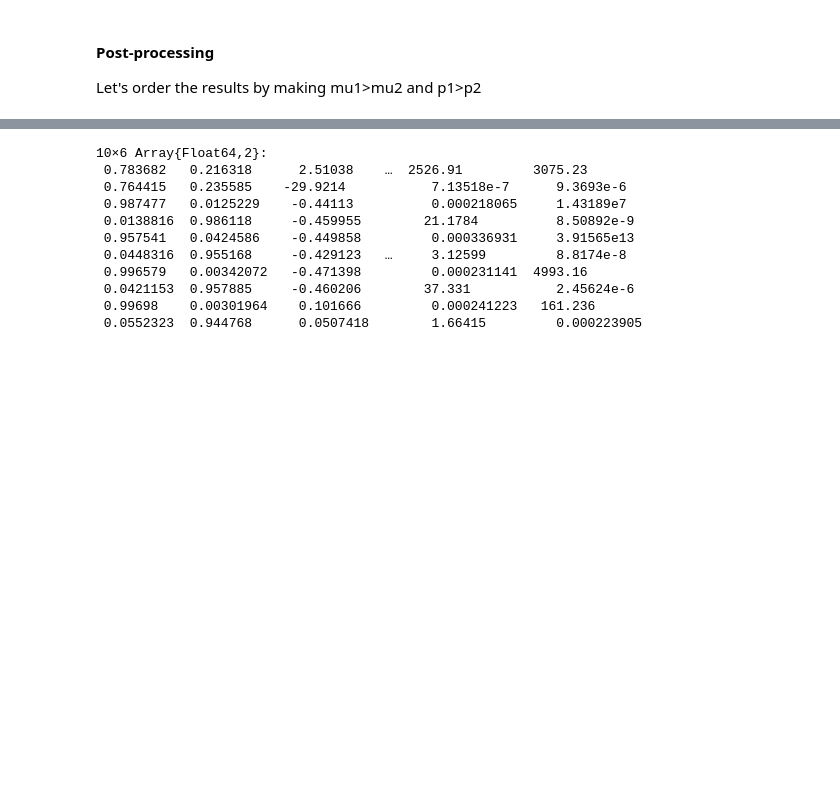
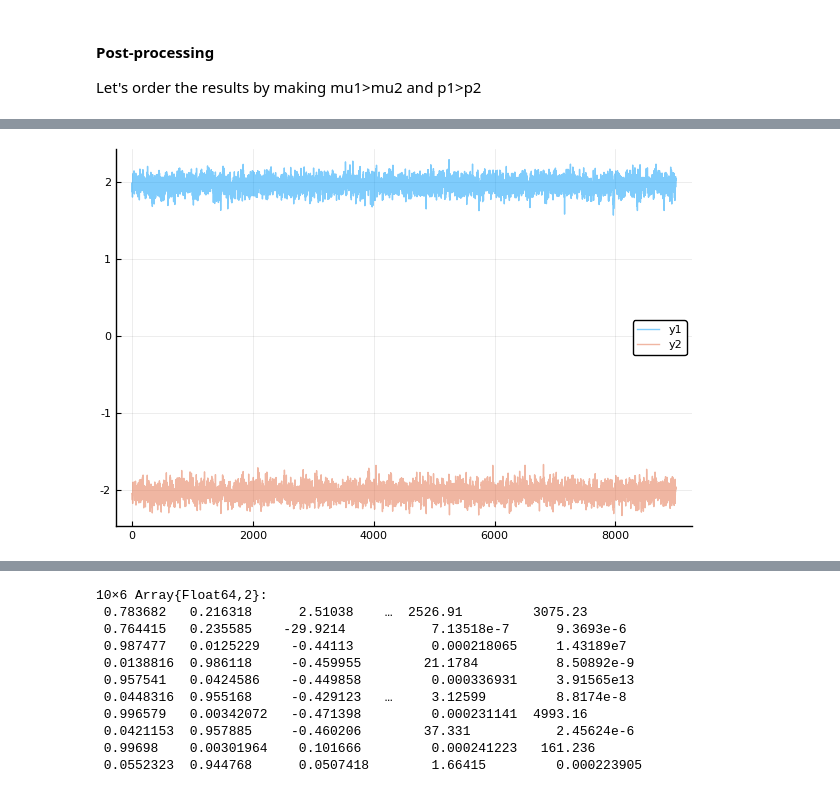
Before and after one commit to davibarreira/Computational_Statistics, a Jupyter notebook: Exercises2/Sheet2 Exercise 6.ipynb, the cells around one changed output, grey strips where cells are left out. Saved outputs shown, nothing was run; the diff lists cells and outputs as text; code cells hidden in the pictures; blank space fills up the shorter version.

```diff
--- a/Exercises2/Sheet2 Exercise 6.ipynb
+++ b/Exercises2/Sheet2 Exercise 6.ipynb
@@ -133,0 +142,5 @@ histogram!(p2)
+# %%
+plot(mu1[1000:end],normalize=true,alpha=0.5)
+plot!(mu2[1000:end],normalize=true,alpha=0.5)
+# %% [output]
+[figure, added]
```
Also changed, not shown: parts of 7 cells of this notebook.
